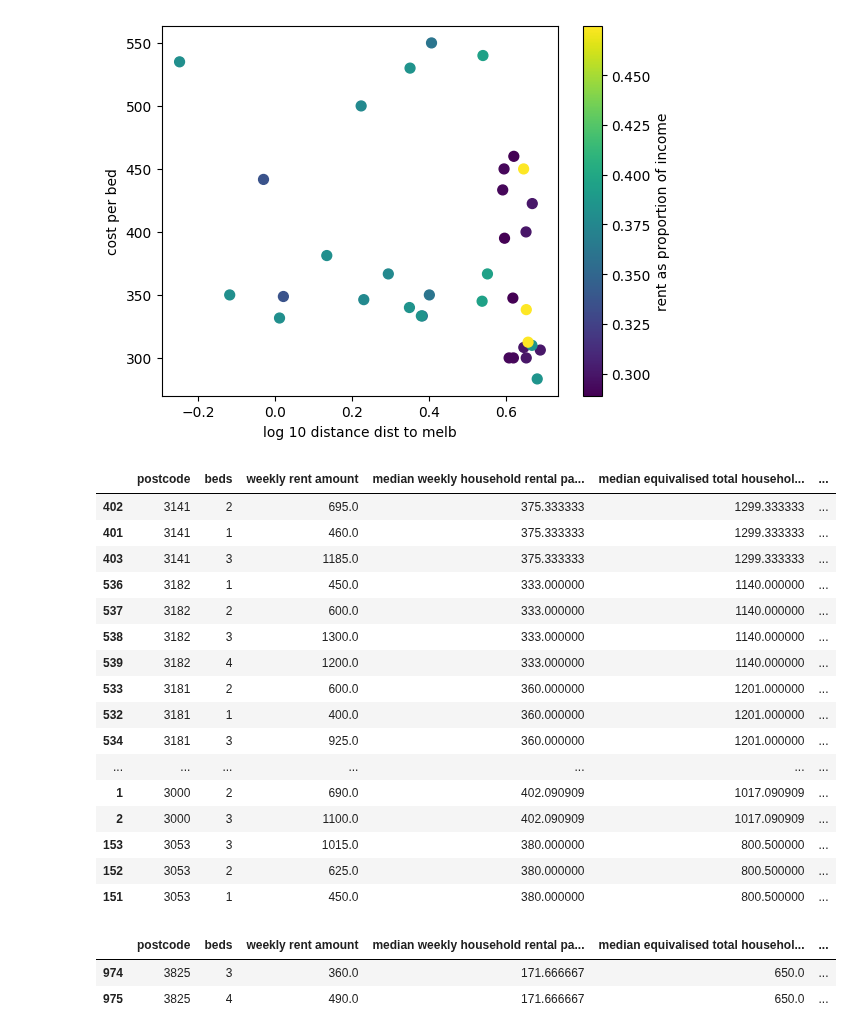
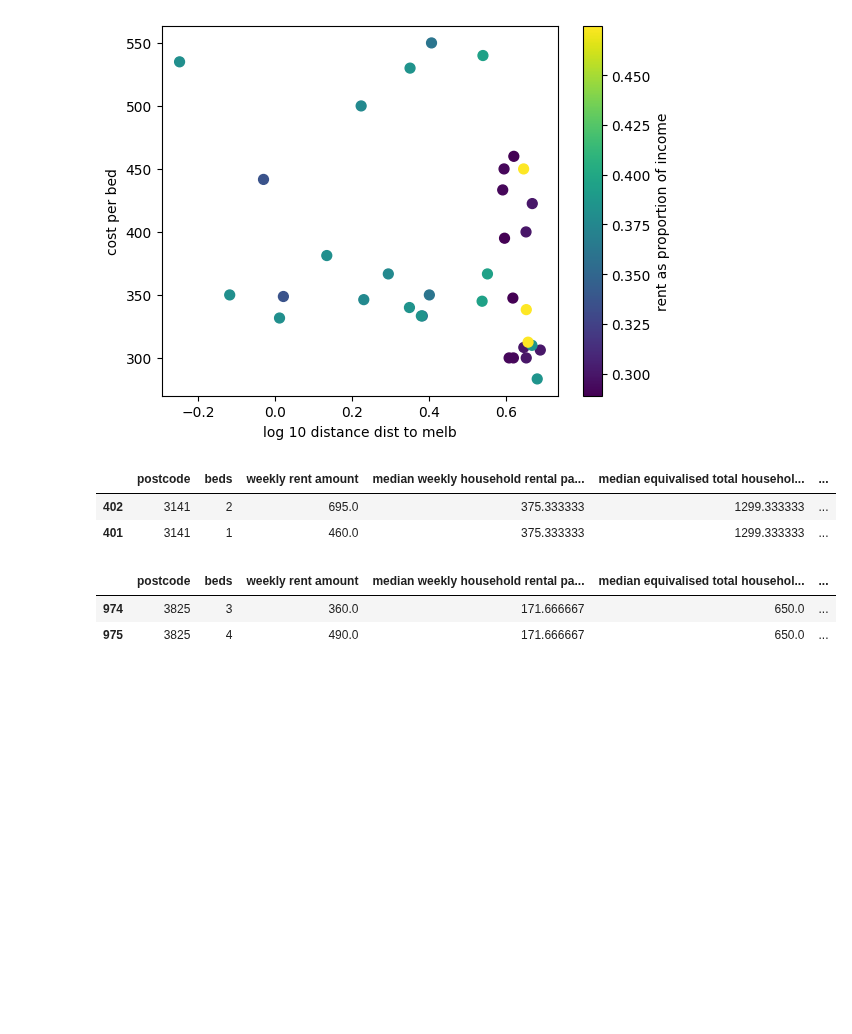
Before and after one commit to stephenmarcou/Real-Estate-Industry-Project, a Jupyter notebook: notebooks/affordability.ipynb, the cells around one changed output. Cells and saved outputs as stored; diff of their text form; code cells hidden in the pictures; blank space fills up the shorter version.

```diff
--- a/notebooks/affordability.ipynb
+++ b/notebooks/affordability.ipynb
@@ -245,31 +179,17 @@ colorbar.set_label('rent as proportion of income')
 # %%
 # Could do cuts of different distances, and then use a linear combination of cost per bed and proportion of income
 
 # i could do current affordability - abs data
 # and future affordability - domain data and the increase in rents based upon difference between domain and abs
 
 
 
 # distance to public transport will be good,
-affordability_5km_df.head(50)
+affordability_5km_df.head(2)
 # %% [output]
 |  | postcode | beds | weekly rent amount | median weekly household rental pa... | median equivalised total househol... | ... |
 | 402 | 3141 | 2 | 695.0 | 375.333333 | 1299.333333 | ... |
 | 401 | 3141 | 1 | 460.0 | 375.333333 | 1299.333333 | ... |
-| 403 | 3141 | 3 | 1185.0 | 375.333333 | 1299.333333 | ... |
-| 536 | 3182 | 1 | 450.0 | 333.000000 | 1140.000000 | ... |
-| 537 | 3182 | 2 | 600.0 | 333.000000 | 1140.000000 | ... |
-| 538 | 3182 | 3 | 1300.0 | 333.000000 | 1140.000000 | ... |
-| 539 | 3182 | 4 | 1200.0 | 333.000000 | 1140.000000 | ... |
-| 533 | 3181 | 2 | 600.0 | 360.000000 | 1201.000000 | ... |
-| 532 | 3181 | 1 | 400.0 | 360.000000 | 1201.000000 | ... |
-| 534 | 3181 | 3 | 925.0 | 360.000000 | 1201.000000 | ... |
-| ... | ... | ... | ... | ... | ... | ... |
-| 1 | 3000 | 2 | 690.0 | 402.090909 | 1017.090909 | ... |
-| 2 | 3000 | 3 | 1100.0 | 402.090909 | 1017.090909 | ... |
-| 153 | 3053 | 3 | 1015.0 | 380.000000 | 800.500000 | ... |
-| 152 | 3053 | 2 | 625.0 | 380.000000 | 800.500000 | ... |
-| 151 | 3053 | 1 | 450.0 | 380.000000 | 800.500000 | ... |
 # %%
 affordability_df.head(2)
 # %% [output]
```
Also changed, not shown: parts of 20 cells of this notebook, 2 other files.
